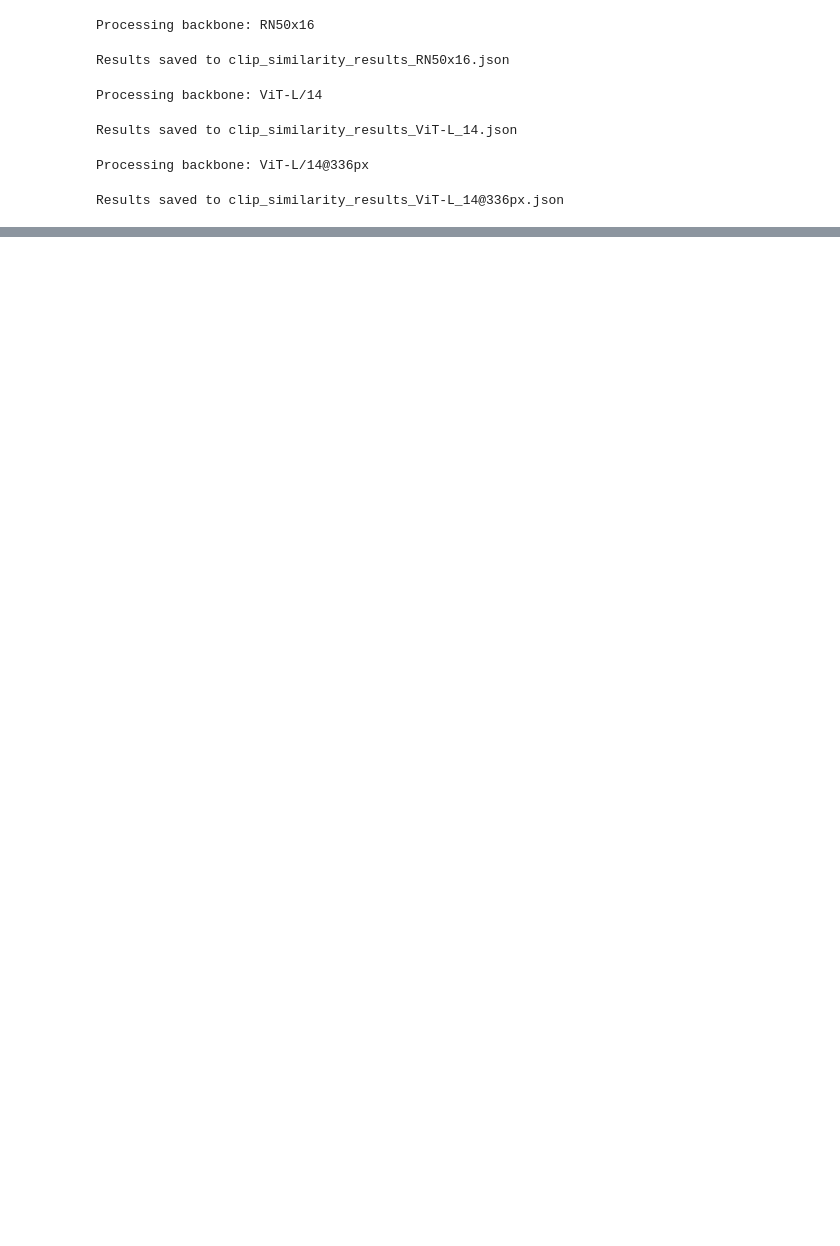
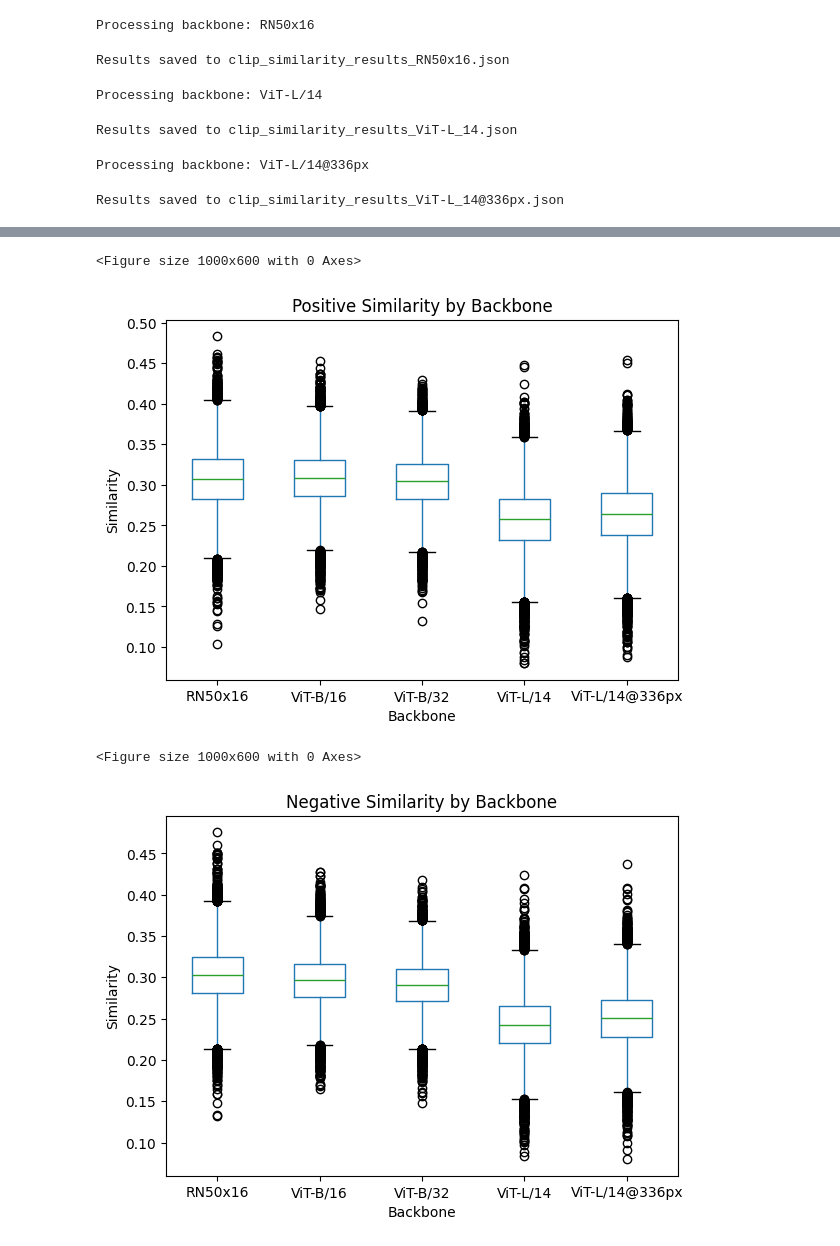
Before and after one commit to rla-suedeng/20242R0136COSE47402, a Jupyter notebook: FinalProject/Final_Project.ipynb, the cells around one changed output, grey strips where cells are left out. Drawn from its saved outputs; the diff is of its cells as text; code cells hidden in the pictures; blank space fills up the shorter version.

```diff
--- a/FinalProject/Final_Project.ipynb
+++ b/FinalProject/Final_Project.ipynb
@@ -500,0 +567,23 @@ Results saved to clip_similarity_results_ViT-L_14@336px.json
+# %%
+# Positive Similarity 박스 플롯
+plt.figure(figsize=(10, 6))
+results.boxplot(column='positive_similarity', by='backbone', grid=False)
+plt.title("Positive Similarity by Backbone")
+plt.suptitle("")
+plt.xlabel("Backbone")
+plt.ylabel("Similarity")
+plt.show()
+
+# Negative Similarity 박스 플롯
+plt.figure(figsize=(10, 6))
+results.boxplot(column='negative_similarity', by='backbone', grid=False)
+plt.title("Negative Similarity by Backbone")
+plt.suptitle("")
+plt.xlabel("Backbone")
+plt.ylabel("Similarity")
+plt.show()
+# %% [output]
+<Figure size 1000x600 with 0 Axes>
+[figure, added]
+<Figure size 1000x600 with 0 Axes>
+[figure, added]
```
Also changed, not shown: parts of 5 cells of this notebook.
